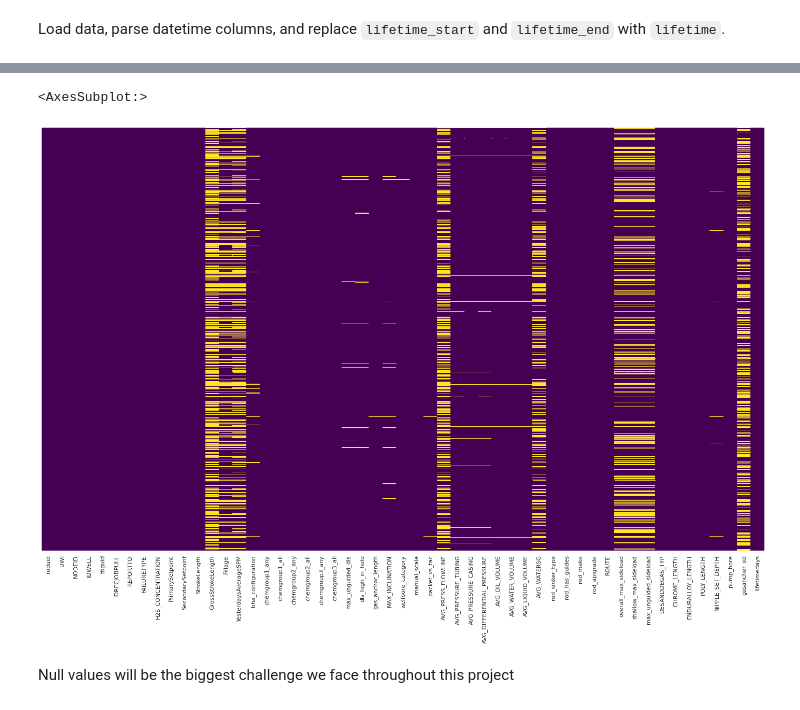
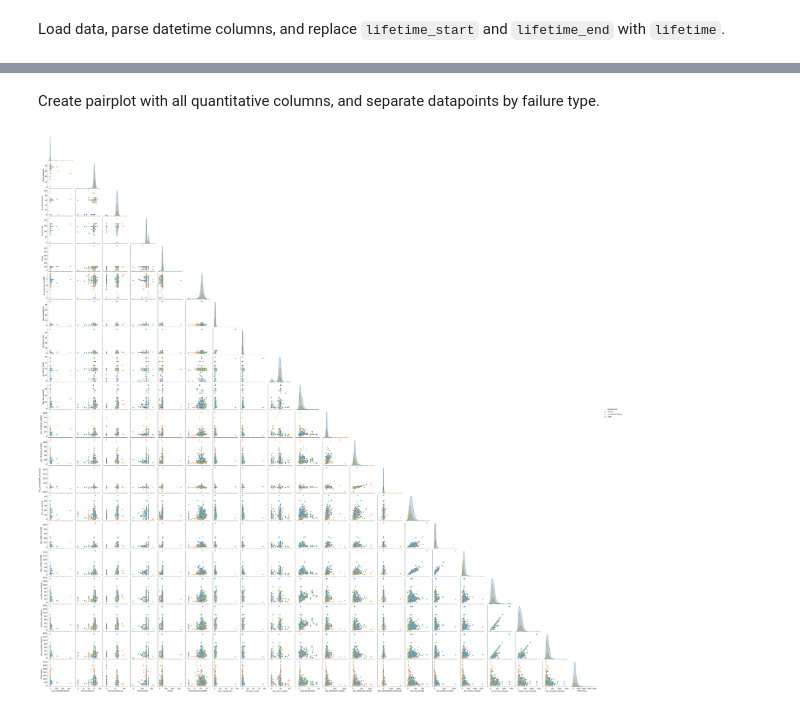
Before and after one commit to alimodak/Ali-Modak_Rod-Pump, a Jupyter notebook: Jupyter/EDA Assignment.ipynb, the cells around one changed output, grey strips where cells are left out. Saved outputs shown, nothing was run; the diff lists cells and outputs as text; code cells hidden in the pictures.

Commit message:
generated plots

```diff
--- a/Jupyter/EDA Assignment.ipynb
+++ b/Jupyter/EDA Assignment.ipynb
@@ -17,3 +9,0 @@ Plot heatmap prior to removing non-failures
-# %%
-sns.set(rc={'figure.figsize':(25,15)})
-sns.heatmap(raw_data.isnull(),yticklabels=False,cbar=False,cmap='viridis')
@@ -27,8 +10,9 @@ raw_data = raw_data[raw_data['FAILURETYPE'].notnull()]
-# %%
-sns.set(rc={'figure.figsize':(25,15)})
-sns.heatmap(raw_data.isnull(),yticklabels=False,cbar=False,cmap='viridis')
-# %% [output]
-<AxesSubplot:>
-[figure, removed]
-# %% [markdown]
-Null values will be the biggest challenge we face throughout this project
+# %%
+raw_data = pd.read_csv('../rodpump_cleaned.csv', parse_dates=['lifetime_end'])
+# %% [markdown]
+Create pairplot with all quantitative columns, and separate datapoints by failure type.
+# %%
+pairplot = sns.pairplot(raw_data[['H2S_CONCENTRATION','PrimarySetpoint','SecondarySetpoint','StrokeLength','Fillage','YesterdaysAverageSPM','max_unguided_dls','dls_high_in_hole','gas_anchor_length','MAX_INCLINATION','AVG_PRESSURE_TUBING','AVG_PRESSURE_CASING', 'AVG_DIFFERENTIAL_PRESSURE','AVG_OIL_VOLUME','AVG_WATER_VOLUME','AVG_LIQUID_VOLUME','overall_max_sideload','shallow_max_sideload','max_unguided_sideload','lifetimedays','FAILURETYPE']], hue='FAILURETYPE', corner=True, diag_kind="kde")
+pairplot.savefig("../Images/pairplot.png")
+# %% [output]
+[figure, added]
```
Also changed, not shown: parts of 23 cells of this notebook, 15 other files.
